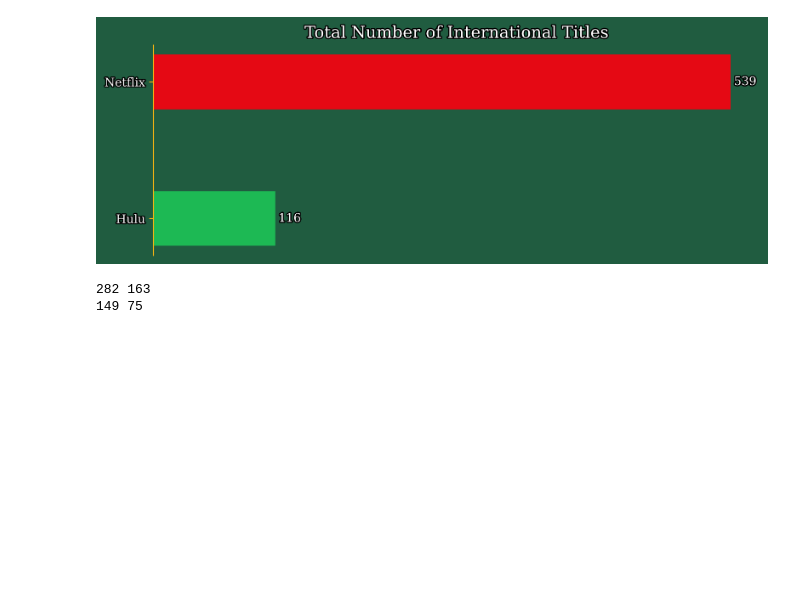
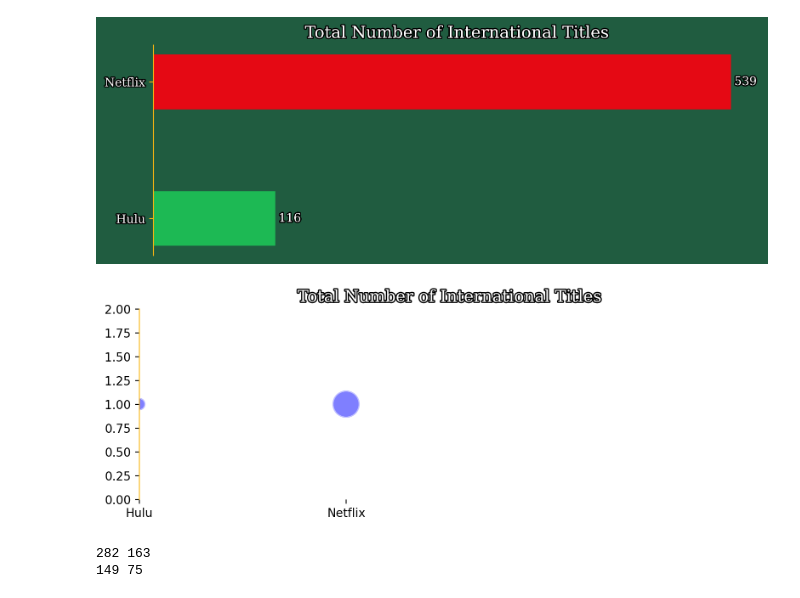
Before and after one commit to P-Panda1/msds593_group32, a Jupyter notebook: graphs1.ipynb, the cells around one changed output. Saved outputs shown, nothing was run; the diff lists cells and outputs as text; code cells hidden in the pictures; blank space fills up the shorter version.

```diff
--- a/graphs1.ipynb
+++ b/graphs1.ipynb
@@ -270,6 +274,66 @@ plt.tight_layout()
 plt.show()
 # %% [output]
 [figure]
+# %%
+hulu_international_count = dfHulu1500[[notInCheck(
+    ['United States'], i) for i in dfHulu1500["country"]]]["country"].count()
+netflix_international_count = dfNetflix1500[[notInCheck(
+    ['United States'], i) for i in dfNetflix1500["country"]]]["country"].count()
+# hulu_international_count =  dfHulu1500[dfHulu1500['country'] != 'United States']["country"].count()
+# netflix_international_count = dfNetflix1500[dfHulu1500['country'] != 'United States']["country"].count()
+
+international_counts = pd.DataFrame({
+    'Platform': ['Hulu', 'Netflix'],
+    'Count': [hulu_international_count, netflix_international_count]
+})
+
+fig, ax = plt.subplots(figsize=(8, 3))
+x= international_counts["Platform"]
+scatter = ax.scatter(x, [1, 1], s=international_counts["Count"], alpha=0.5, c='blue', edgecolors='w', linewidth=2)
+# bars = ax.scatter(international_counts['Platform'], international_counts['Count'], height=[
+#     0.4, 0.4], color=['#1DB954', '#E50914'])
+# for i, label in enumerate(labels):
+#     ax.text(x[i], 1, label, fontsize=12, ha='center', va='center', color='black')
+
+ax.set_title('Total Number of International Titles',color="white", font='Serif', size=14, path_effects=[plt.matplotlib.patheffects.withStroke(linewidth=2, foreground='black')])
+ax.set_xlim(0, 3)
+ax.set_ylim(0, 2)
+
+# ax.tick_params(axis='x', which='both', bottom=False,
+#                top=False, labelbottom=False)
+# ax.tick_params(axis='y', colors='#f7b512')
+# ax.set_xticklabels(ax.get_xticks(), color="white", font='Serif', rotation=0, path_effects=[
+#                    plt.matplotlib.patheffects.withStroke(linewidth=2, foreground='black')])
+# ax.set_yticklabels(international_counts['Platform'], color="white", font='Serif', rotation=0, path_effects=[
+#                    plt.matplotlib.patheffects.withStroke(linewidth=2, foreground='black')])
+
+# for bar in bars:
+#     xval = bar.get_width() + 3
+#     color = 'white'
+#     text = ax.text(xval, bar.get_y() + bar.get_height()/2.0, int(xval), va='center',
+#                    ha='left', color=color, fontsize=10, fontweight='normal', font='Serif')
+#     text.set_path_effects([path_effects.Stroke(
+#         linewidth=2, foreground='black'), path_effects.Normal()])
+
+fig.patch.set_facecolor('None')
+ax.set_facecolor('None')
+
+ax.spines['top'].set_color("#f7b512")
+ax.spines['top'].set_visible(False)
+
+ax.spines['bottom'].set_color("#f7b512")
+ax.spines['bottom'].set_visible(False)
+
+ax.spines['left'].set_color("#f7b512")
+# ax.spines['left'].set_visible(False)
+
+ax.spines['right'].set_color("#f7b512")
+ax.spines['right'].set_visible(False)
+
+plt.tight_layout()
+plt.show()
+# %% [output]
+[figure, added]
 # %%
 dfDocChecklist = pd.read_csv('data/Educational_Categories.csv')
 
```
Also changed, not shown: parts of 3 cells of this notebook.
